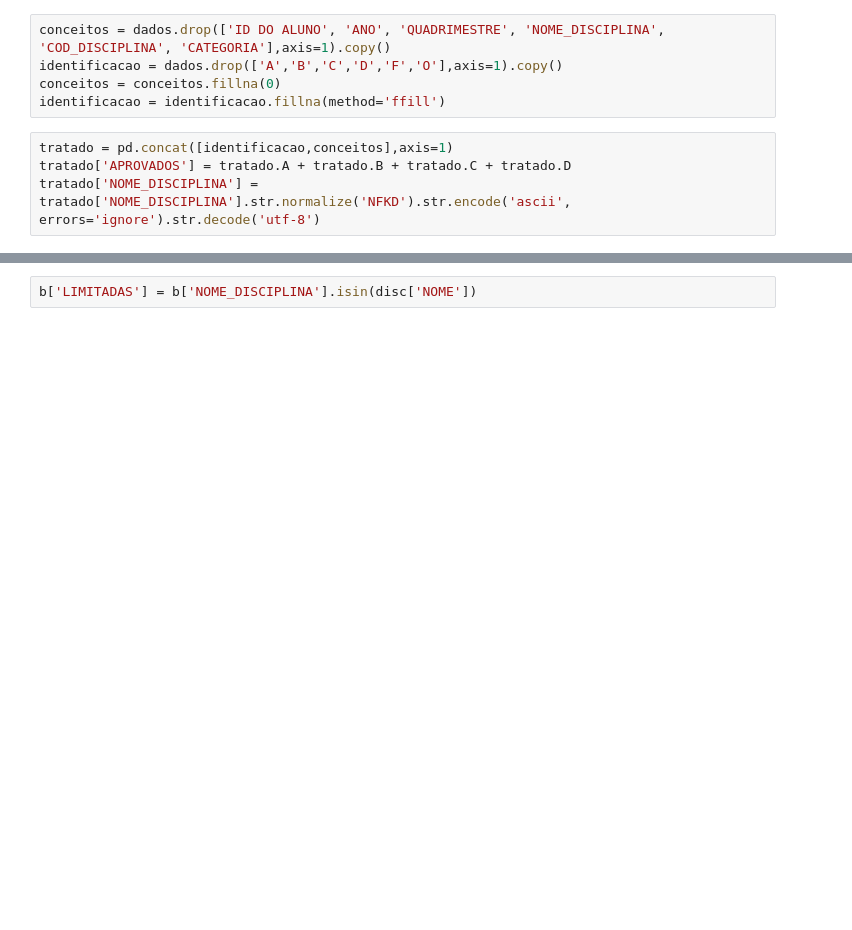
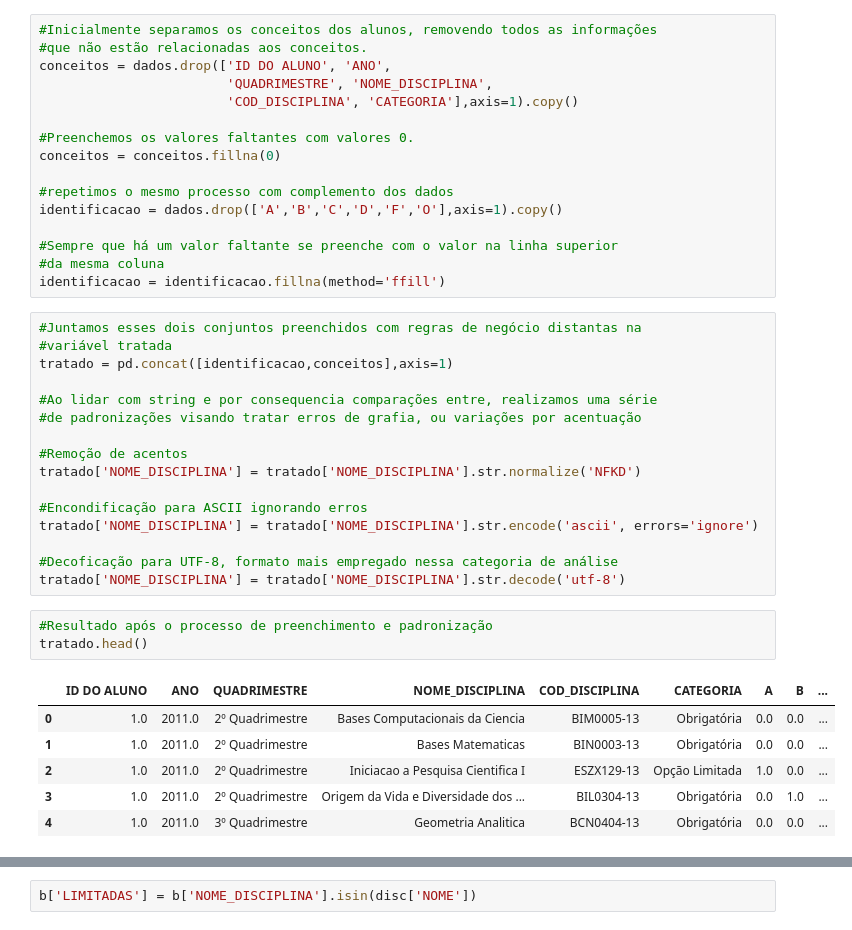
Before and after one commit to jairojuunior/miningAbandonment, a Jupyter notebook: EDA.ipynb, the cells around one changed output, grey strips where cells are left out. Saved outputs shown, nothing was run; the diff lists cells and outputs as text; blank space fills up the shorter version.

```diff
--- a/EDA.ipynb
+++ b/EDA.ipynb
@@ -22,9 +33,42 @@ Index(['ID DO ALUNO', 'ANO', 'QUADRIMESTRE', 'NOME_DISCIPLINA',
 # %%
-conceitos = dados.drop(['ID DO ALUNO', 'ANO', 'QUADRIMESTRE', 'NOME_DISCIPLINA', 'COD_DISCIPLINA', 'CATEGORIA'],axis=1).copy()
+#Inicialmente separamos os conceitos dos alunos, removendo todos as informações
+#que não estão relacionadas aos conceitos.
+conceitos = dados.drop(['ID DO ALUNO', 'ANO',
+                        'QUADRIMESTRE', 'NOME_DISCIPLINA',
+                        'COD_DISCIPLINA', 'CATEGORIA'],axis=1).copy()
+
+#Preenchemos os valores faltantes com valores 0.
+conceitos = conceitos.fillna(0)
+
+#repetimos o mesmo processo com complemento dos dados
 identificacao = dados.drop(['A','B','C','D','F','O'],axis=1).copy()
-conceitos = conceitos.fillna(0)
+
+#Sempre que há um valor faltante se preenche com o valor na linha superior
+#da mesma coluna
 identificacao = identificacao.fillna(method='ffill')
-# %%
-tratado = pd.concat([identificacao,conceitos],axis=1)
-tratado['APROVADOS'] = tratado.A + tratado.B + tratado.C + tratado.D
-tratado['NOME_DISCIPLINA'] = tratado['NOME_DISCIPLINA'].str.normalize('NFKD').str.encode('ascii', errors='ignore').str.decode('utf-8')
+# %%
+#Juntamos esses dois conjuntos preenchidos com regras de negócio distantas na
+#variável tratada
+tratado = pd.concat([identificacao,conceitos],axis=1)
+
+#Ao lidar com string e por consequencia comparações entre, realizamos uma série
+#de padronizações visando tratar erros de grafia, ou variações por acentuação
+
+#Remoção de acentos
+tratado['NOME_DISCIPLINA'] = tratado['NOME_DISCIPLINA'].str.normalize('NFKD')
+
+#Encondificação para ASCII ignorando erros
+tratado['NOME_DISCIPLINA'] = tratado['NOME_DISCIPLINA'].str.encode('ascii', errors='ignore')
+
+#Decoficação para UTF-8, formato mais empregado nessa categoria de análise
+tratado['NOME_DISCIPLINA'] = tratado['NOME_DISCIPLINA'].str.decode('utf-8')
+# %%
+#Resultado após o processo de preenchimento e padronização
+tratado.head()
+# %% [output]
+|  | ID DO ALUNO | ANO | QUADRIMESTRE | NOME_DISCIPLINA | COD_DISCIPLINA | CATEGORIA | A | B | ... |
+| 0 | 1.0 | 2011.0 | 2º Quadrimestre | Bases Computacionais da Ciencia | BIM0005-13 | Obrigatória | 0.0 | 0.0 | ... |
+| 1 | 1.0 | 2011.0 | 2º Quadrimestre | Bases Matematicas | BIN0003-13 | Obrigatória | 0.0 | 0.0 | ... |
+| 2 | 1.0 | 2011.0 | 2º Quadrimestre | Iniciacao a Pesquisa Cientifica I | ESZX129-13 | Opção Limitada | 1.0 | 0.0 | ... |
+| 3 | 1.0 | 2011.0 | 2º Quadrimestre | Origem da Vida e Diversidade dos ... | BIL0304-13 | Obrigatória | 0.0 | 1.0 | ... |
+| 4 | 1.0 | 2011.0 | 3º Quadrimestre | Geometria Analitica | BCN0404-13 | Obrigatória | 0.0 | 0.0 | ... |
```
Also changed, not shown: parts of 13 cells of this notebook.
